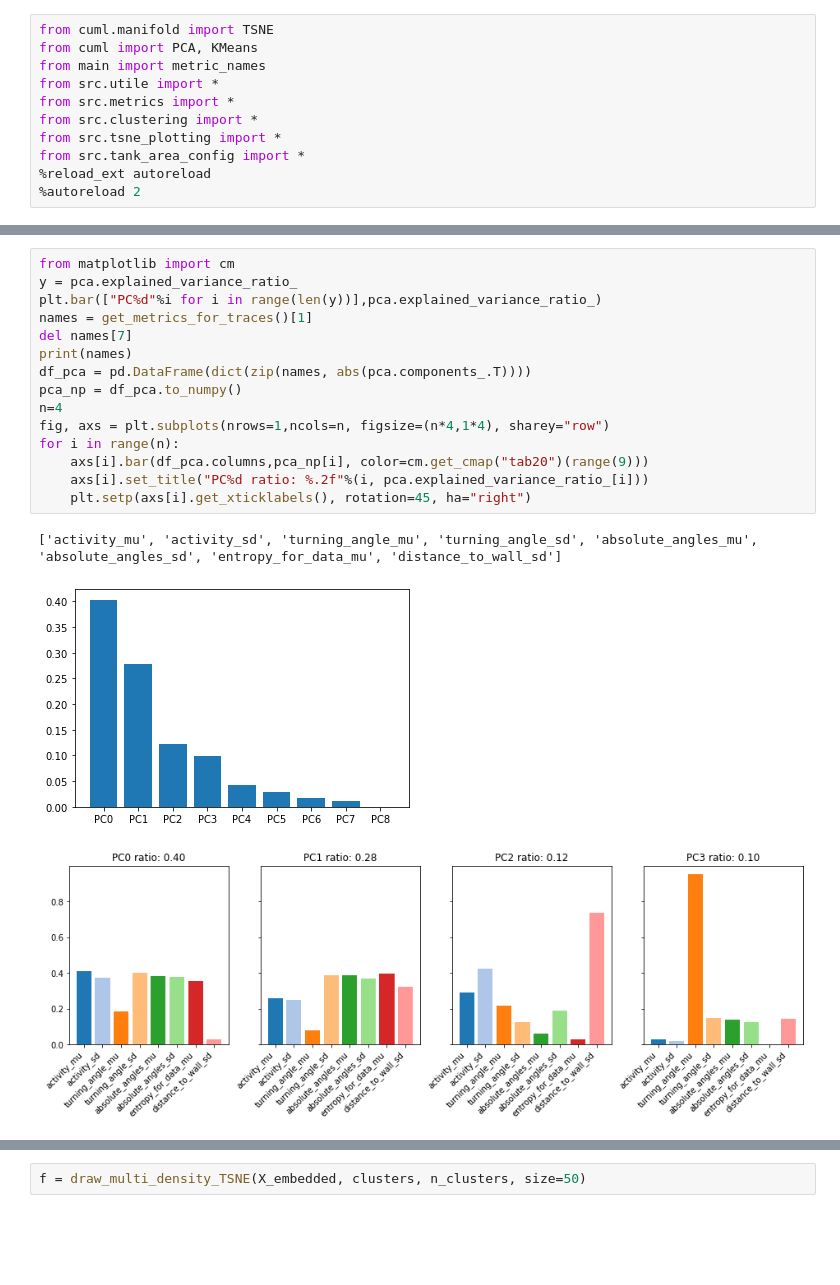
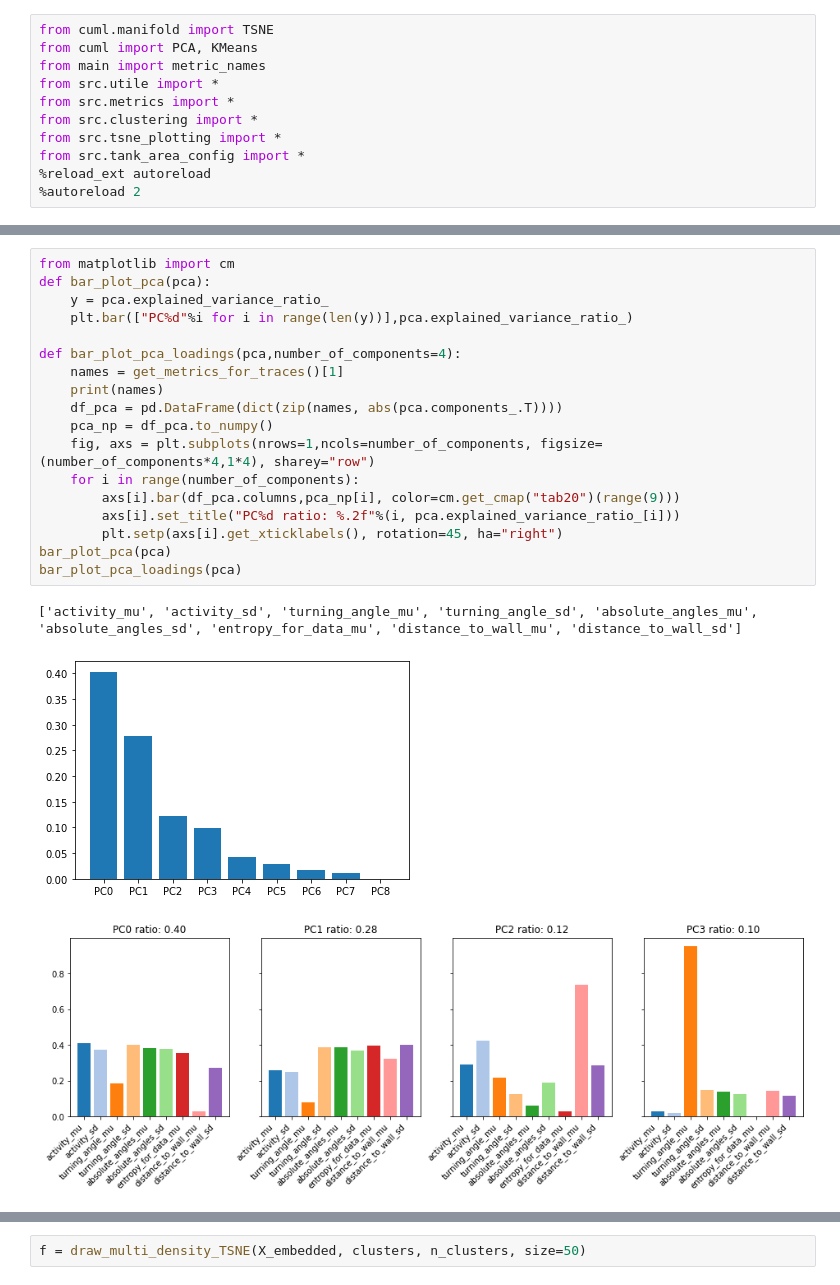
Before and after one commit to UlrikeScherer/Fish-Tracking-Visualization, a Jupyter notebook: Untitled2.ipynb, the cells around one changed output, grey strips where cells are left out. Saved outputs shown, nothing was run; the diff lists cells and outputs as text; blank space fills up the shorter version.

```diff
--- a/Untitled2.ipynb
+++ b/Untitled2.ipynb
@@ -86,19 +63,22 @@ plot_lines_for_cluster(pca_traces, nSs, clusters, n_clusters, limit=30)
 # %%
 from matplotlib import cm
-y = pca.explained_variance_ratio_
-plt.bar(["PC%d"%i for i in range(len(y))],pca.explained_variance_ratio_)
-names = get_metrics_for_traces()[1]
-del names[7]
-print(names)
-df_pca = pd.DataFrame(dict(zip(names, abs(pca.components_.T))))
-pca_np = df_pca.to_numpy()
-n=4
-fig, axs = plt.subplots(nrows=1,ncols=n, figsize=(n*4,1*4), sharey="row")
-for i in range(n):
-    axs[i].bar(df_pca.columns,pca_np[i], color=cm.get_cmap("tab20")(range(9)))
-    axs[i].set_title("PC%d ratio: %.2f"%(i, pca.explained_variance_ratio_[i]))
-    plt.setp(axs[i].get_xticklabels(), rotation=45, ha="right")
+def bar_plot_pca(pca):
+    y = pca.explained_variance_ratio_
+    plt.bar(["PC%d"%i for i in range(len(y))],pca.explained_variance_ratio_)
+
+def bar_plot_pca_loadings(pca,number_of_components=4):
+    names = get_metrics_for_traces()[1]
+    print(names)
+    df_pca = pd.DataFrame(dict(zip(names, abs(pca.components_.T))))
+    pca_np = df_pca.to_numpy()
+    fig, axs = plt.subplots(nrows=1,ncols=number_of_components, figsize=(number_of_components*4,1*4), sharey="row")
+    for i in range(number_of_components):
+        axs[i].bar(df_pca.columns,pca_np[i], color=cm.get_cmap("tab20")(range(9)))
+        axs[i].set_title("PC%d ratio: %.2f"%(i, pca.explained_variance_ratio_[i]))
+        plt.setp(axs[i].get_xticklabels(), rotation=45, ha="right")
+bar_plot_pca(pca)
+bar_plot_pca_loadings(pca)
 # %% [output]
-['activity_mu', 'activity_sd', 'turning_angle_mu', 'turning_angle_sd', 'absolute_angles_mu', 'absolute_angles_sd', 'entropy_for_data_mu', 'distance_to_wall_sd']
+['activity_mu', 'activity_sd', 'turning_angle_mu', 'turning_angle_sd', 'absolute_angles_mu', 'absolute_angles_sd', 'entropy_for_data_mu', 'distance_to_wall_mu', 'distance_to_wall_sd']
 [figure]
-[figure, old version]
+[figure, new version]
```
Also changed, not shown: parts of 15 cells of this notebook, 1 other file.
